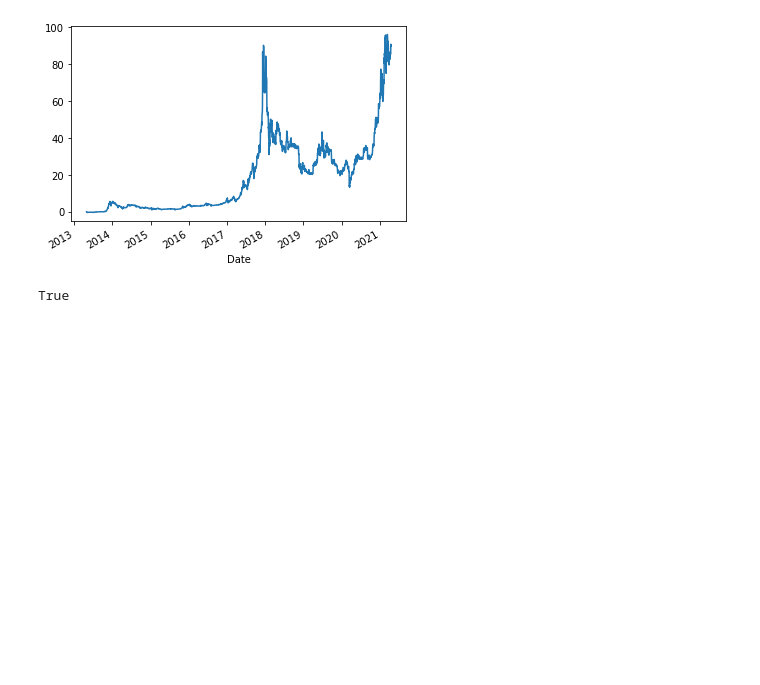
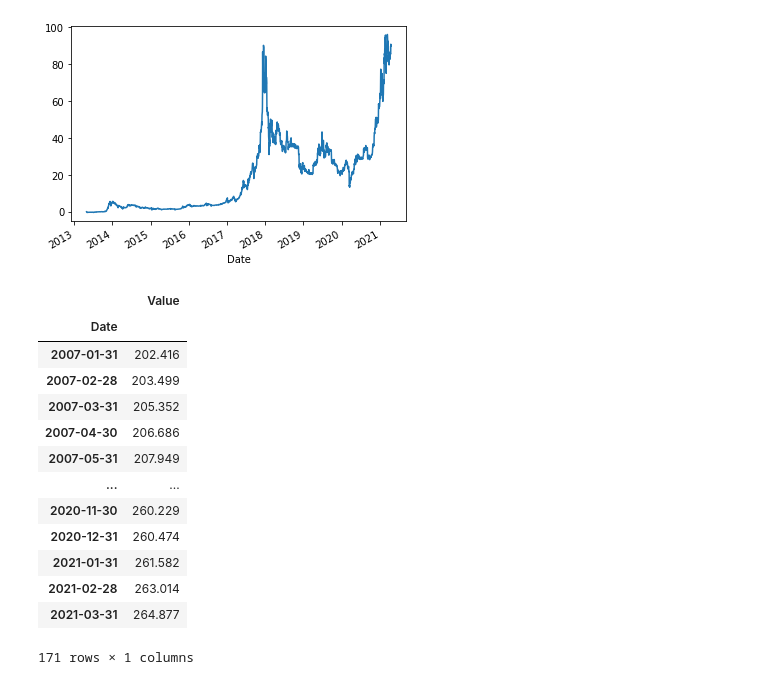
Before and after one commit to tatejones919/RSI_Correlation, a Jupyter notebook: notebooks/Tate's_notebook.ipynb, the cells around one changed output. Cells and saved outputs as stored; diff of their text form; code cells hidden in the pictures; blank space fills up the shorter version.

```diff
--- a/notebooks/Tate's_notebook.ipynb
+++ b/notebooks/Tate's_notebook.ipynb
@@ -135,7 +134,3 @@ cumulative_daily_returns['BTC Price Change'].plot()
 # %% [output]
 <AxesSubplot:xlabel='Date'>
 [figure]
-# %%
-load_dotenv("tate_quandl.env")
-# %% [output]
-True
@@ -146,0 +137,18 @@ request_url = request_url + api_key
+# %%
+cpi_data = quandl.get("RATEINF/CPI_USA", start_date="2007-01-01", end_date="2021-04-01")
+cpi_data
+# %% [output]
+|  | Value |
+| Date |  |
+| 2007-01-31 | 202.416 |
+| 2007-02-28 | 203.499 |
+| 2007-03-31 | 205.352 |
+| 2007-04-30 | 206.686 |
+| 2007-05-31 | 207.949 |
+| ... | ... |
+| 2020-11-30 | 260.229 |
+| 2020-12-31 | 260.474 |
+| 2021-01-31 | 261.582 |
+| 2021-02-28 | 263.014 |
+| 2021-03-31 | 264.877 |
+171 rows × 1 columns
```
Also changed, not shown: parts of 8 cells of this notebook.
